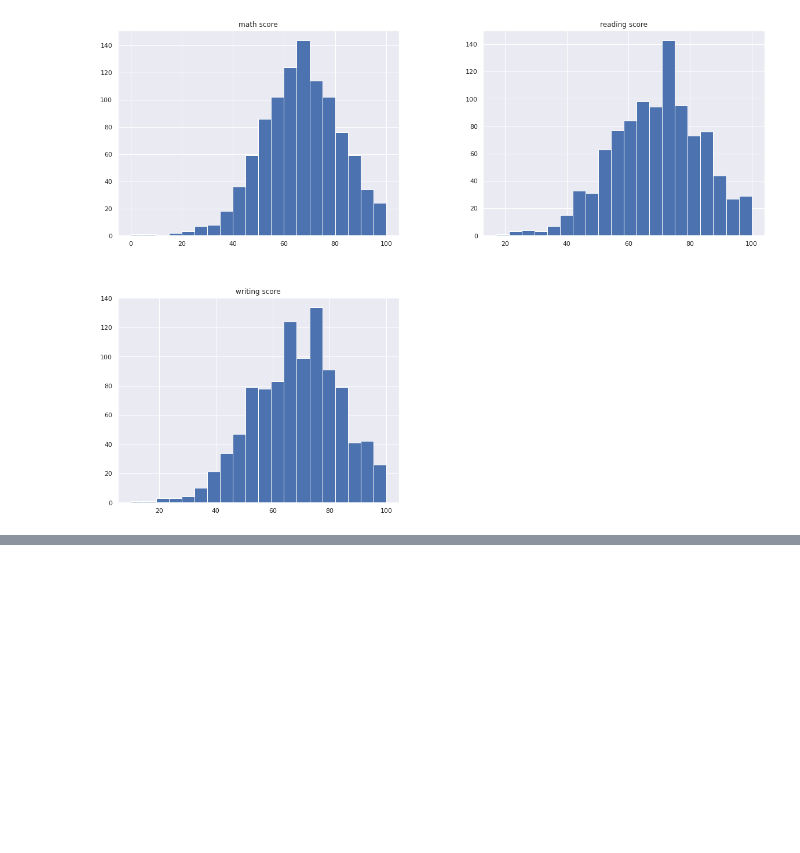
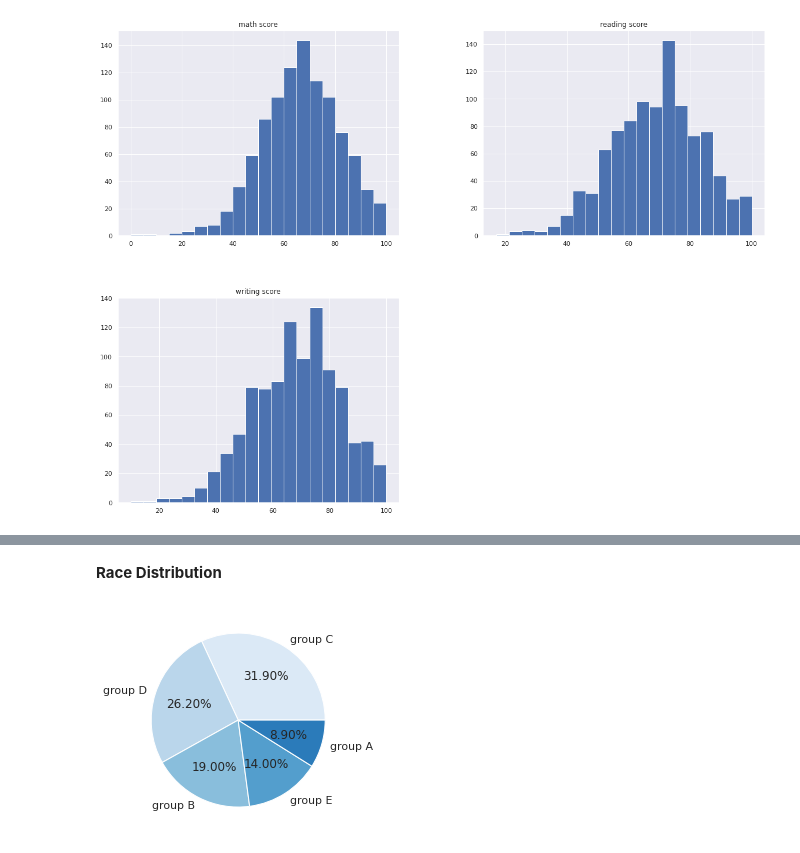
Before and after one commit to anibalfisico/Data-Science, a Jupyter notebook: students-performance-in-exams-usa.ipynb, the cells around one changed output, grey strips where cells are left out. Cells and saved outputs as stored; diff of their text form; code cells hidden in the pictures; blank space fills up the shorter version.

```diff
--- a/students-performance-in-exams-usa.ipynb
+++ b/students-performance-in-exams-usa.ipynb
@@ -111,0 +123,7 @@ sns.boxplot(x=df['writing score'])
+# %% [markdown]
+**Race Distribution**
+# %%
+colors = sns.color_palette('Blues')
+_ = plt.pie(df['race/ethnicity'].value_counts(),labels=df['race/ethnicity'].value_counts().index,autopct='%1.2f%%',colors=colors)
+# %% [output]
+[figure, added]
```
Also changed, not shown: parts of 12 cells of this notebook.
